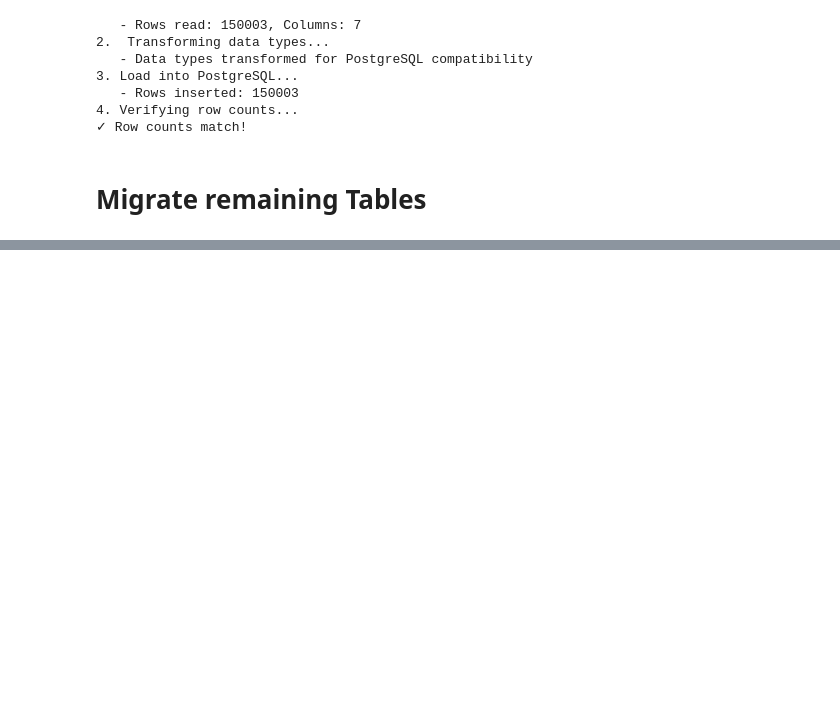
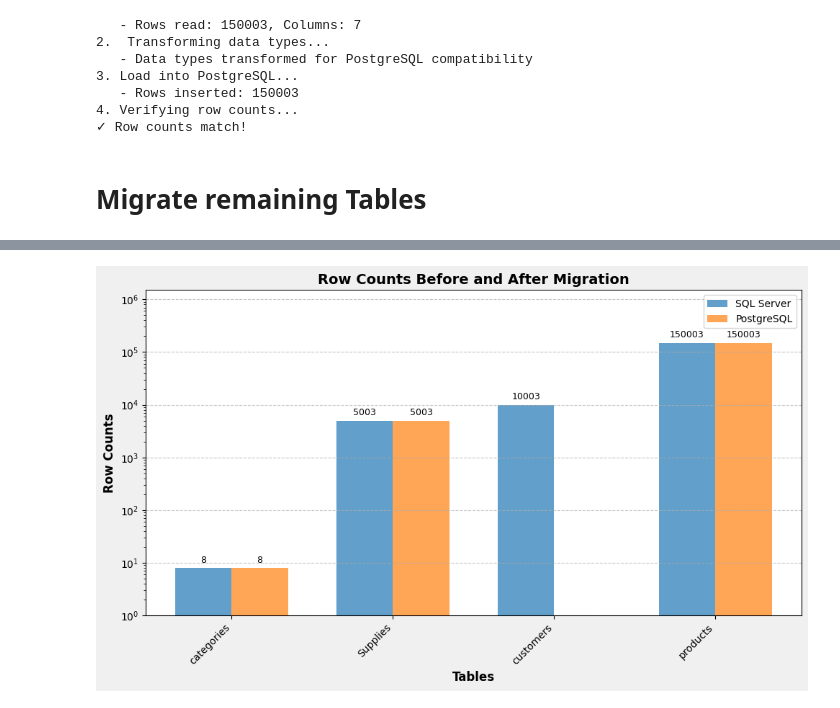
Before and after one commit to zesofonias/sql-server-to-postgres-migration, a Jupyter notebook: run_migration_uat.ipynb, the cells around one changed output, grey strips where cells are left out. Drawn from its saved outputs; the diff is of its cells as text; code cells hidden in the pictures; blank space fills up the shorter version.

```diff
--- a/run_migration_uat.ipynb
+++ b/run_migration_uat.ipynb
@@ -609,7 +609,9 @@ try:
         elif pd.api.types.is_float_dtype(test_df[col]):
             test_df[col] = test_df[col].astype(float)
         elif pd.api.types.is_object_dtype(test_df[col]):
-            test_df[col] = test_df[col].astype(str)
+            test_df[col] = test_df[col].apply(lambda v: (v.replace(b'\x00', b'') if isinstance(v, (bytes, bytearray)) else str(v).replace('\x00','')) )
+
+
     print("   - Data types transformed for PostgreSQL compatibility")
 
     print("3. Load into PostgreSQL... ")
@@ -763,0 +783,40 @@ Migrating: customers
+# %%
+import matplotlib.pyplot as plt
+
+%matplotlib inline
+plt.rcParams['figure.facecolor'] = '#f0f0f0'
+# %%
+fig, ax = plt.subplots(figsize=(10, 6))
+table_names = tables_to_migrate
+sql_counts = [baseline_counts[table] for table in tables_to_migrate]
+pg_counts = []
+for table in tables_to_migrate:
+    pg_cursor.execute(f'SELECT COUNT(*) FROM public."{table.lower()}";')
+    pg_count = pg_cursor.fetchone()[0]
+    pg_counts.append(pg_count)
+
+x = range(len(table_names))
+width = 0.35
+
+bar1 = ax.bar(x, sql_counts, width, label='SQL Server', color='#1f77b4', alpha=0.7)
+bar2 = ax.bar([i + width for i in x], pg_counts, width, label='PostgreSQL', color='#ff7f0e', alpha=0.7 )
+
+ax.set_xlabel('Tables', fontsize=12, fontweight='bold')
+ax.set_ylabel('Row Counts', fontsize=12, fontweight='bold')
+
+ax.set_title('Row Counts Before and After Migration', fontsize=14, fontweight='bold')
+ax.set_xticks([i + width / 2 for i in x])
+ax.set_xticklabels(table_names, rotation=45, ha='right', fontsize=10)
+ax.legend()
+ax.grid(axis='y', linestyle='--', alpha=0.7)
+
+ax.bar_label(bar1, padding=3, fontsize=9)
+ax.bar_label(bar2, padding=3, fontsize=9)
+
+ax.set_yscale('log')  # Use logarithmic scale for better visibility of differences
+ax.set_ylim(1, max(max(sql_counts), max(pg_counts)) * 10)  # Set y-axis limits for log scale
+
+plt.tight_layout()
+plt.show()
+# %% [output]
+[figure, added]
```
Also changed, not shown: parts of 4 cells of this notebook, 1 other file.
